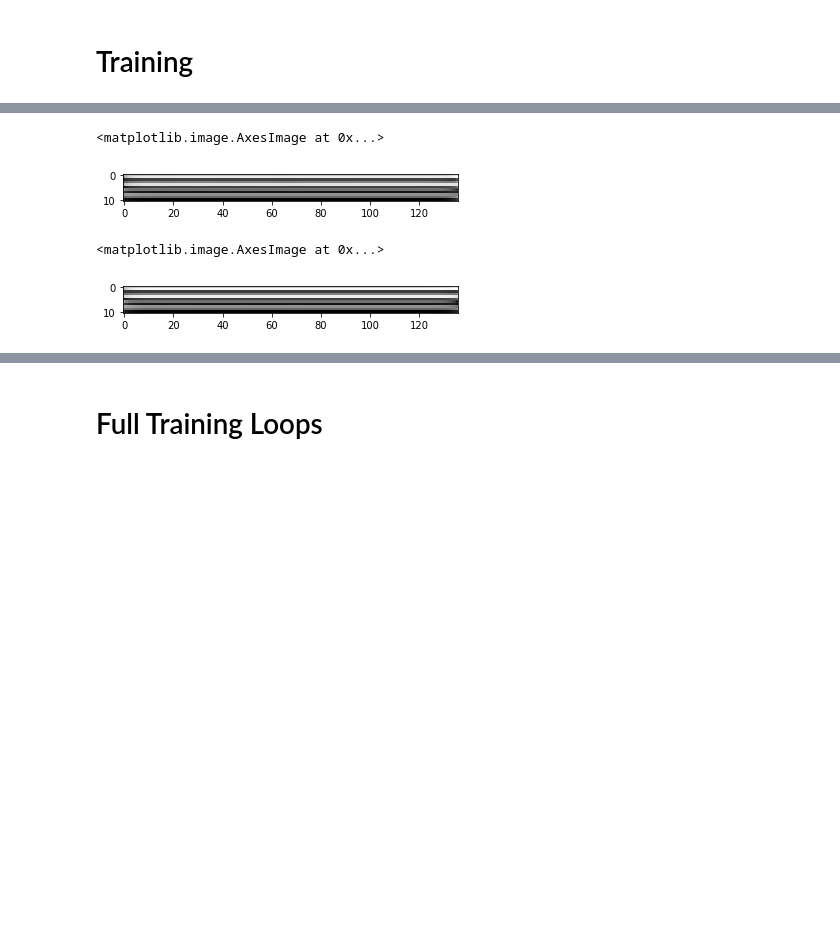
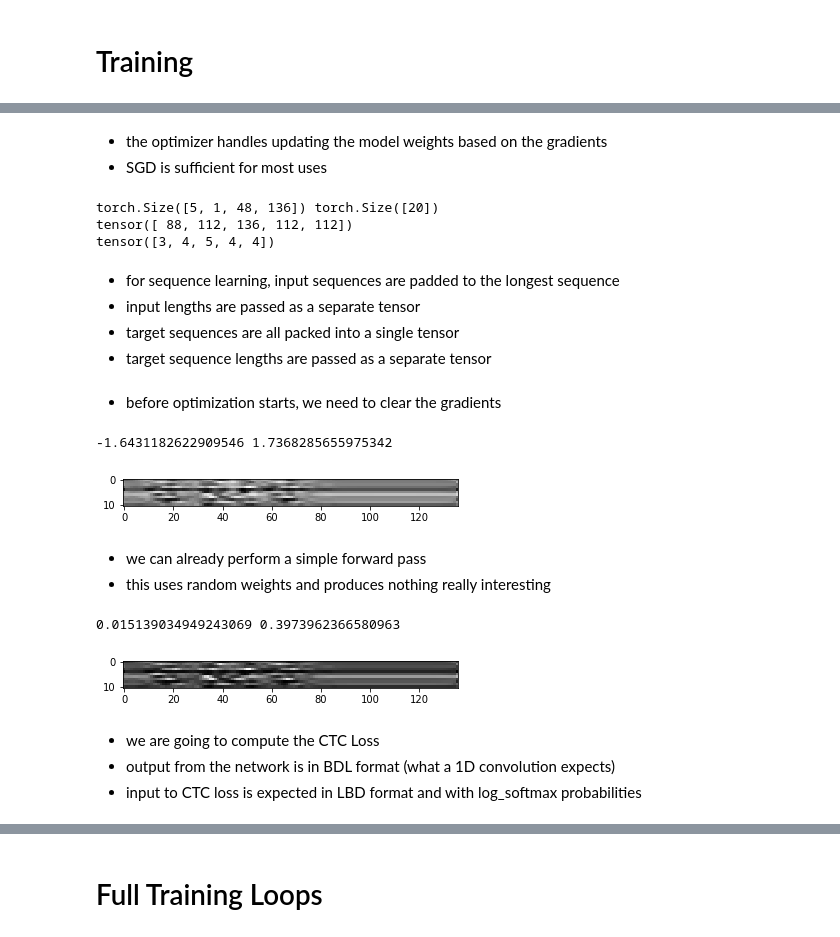
Before and after one commit to tmbdev-tutorials/icdar2019-tutorial, a Jupyter notebook: digits-intro.ipynb, the cells around one changed output, grey strips where cells are left out. Cells and saved outputs as stored; diff of their text form; code cells hidden in the pictures; blank space fills up the shorter version.

Commit message:
fixed smallish bugs, updated digits slides

```diff
--- a/digits-intro.ipynb
+++ b/digits-intro.ipynb
@@ -36,10 +42,8 @@ tar: write error
 # %%
 transforms = [
-    lambda x: (torch.tensor(x)[:48,:].float()/255.0).unsqueeze(2),
+    lambda x: (torch.tensor(x)[:48,:].float()/255.0).unsqueeze(0),
     lambda s: torch.tensor(encode_str(s)).long()
 ]
 
-training = WebDataset("data/digits-training.tar", extensions="ppm txt",
-                           decoder="l", transforms=transforms)
-testing = WebDataset("data/digits-testing.tar", extensions="ppm txt",
-                          decoder="l", transforms=transforms)
+training = WebDataset("data/digits-training.tar", extensions="ppm txt", decoder="l", transforms=transforms)
+testing = WebDataset("data/digits-testing.tar", extensions="ppm txt", decoder="l", transforms=transforms)
@@ -48,21 +70,12 @@ testing = WebDataset("data/digits-testing.tar", extensions="ppm txt",
 # %%
 def collate4ocr(samples):
     images, seqs = zip(*samples)
-    w, h, d = map(max, zip(*[x.shape for x in images]))
-    result = torch.zeros((len(images), w, h, d))
+    d, w, h = map(max, zip(*[x.shape for x in images]))
+    result = torch.zeros((len(images), d, w, h))
     for i, im in enumerate(images):
-        w, h, d = im.shape
-        result[i, :w, :h, :d] = im
-    allwidths = torch.tensor([im.shape[1] for im in images]).long()
+        d, w, h = im.shape
+        result[i, :d, :w, :h] = im
+    allwidths = torch.tensor([im.shape[2] for im in images]).long()
     allseqs = torch.cat(seqs).long()
     alllens = torch.tensor([len(s) for s in seqs]).long()
     return (result, allseqs, allwidths, alllens)
-
-training_dl = DataLoader(training, batch_size=5, collate_fn=collate4ocr)
-
-for images, seqs, images_lens, seqs_lens in training_dl:
-    print(images.shape, seqs.shape, images_lens.shape, seqs_lens.shape)
-    print(images.min(), images.max(), seqs.min(), seqs.max())
-    break
-
-imshow(images[0,:,:,0])
@@ -79,13 +109,16 @@ noutput = 11
 
 def make_model():
     return nn.Sequential(
-        layers.Input("BHWD", "BDHW", range=(0, 1), sizes=[None, 1, 48, None]),
-        flex.Conv2d(100, 3, padding=(1, 1)),  # BDWH
+        layers.Input("BDHW", range=(0, 1), sizes=[None, 1, 48, None]),
+        flex.Conv2d(100, 3, padding=1),  # BDWH
+        flex.BatchNorm2d(),
         nn.ReLU(),
         layers.Reshape(0, [1, 2], 3), # BDL
         flex.Lstm1(100, bidirectional=True), # BDL
-        flex.Conv1d(noutput, 1),
-        layers.Reorder("BDL", "BLD"))
+        flex.Conv1d(100, 3, padding=1),
+        flex.BatchNorm1d(),
+        nn.ReLU(),
+        flex.Conv1d(noutput, 1))
 
 model = make_model()
 flex.shape_inference(model, images.shape)
@@ -111,18 +178,46 @@ ctc_loss = nn.CTCLoss()
+# %% [markdown]
+- the optimizer handles updating the model weights based on the gradients
+- SGD is sufficient for most uses
 # %%
 images, targets, ilens, tlens = next(iter(training_dl))
+print(images.size(), targets.size())
+print(ilens)
+print(tlens)
+# %% [output]
+torch.Size([5, 1, 48, 136]) torch.Size([20])
+tensor([ 88, 112, 136, 112, 112])
+tensor([3, 4, 5, 4, 4])
+# %% [markdown]
+- for sequence learning, input sequences are padded to the longest sequence
+- input lengths are passed as a separate tensor
+- target sequences are all packed into a single tensor
+- target sequence lengths are passed as a separate tensor
 # %%
 optimizer.zero_grad()
+# %% [markdown]
+- before optimization starts, we need to clear the gradients
 # %%
 outputs = model.forward(images)
-imshow(outputs[0].detach().cpu().numpy().T)
+imshow(outputs[0].detach().cpu().numpy())
+print(outputs.min().item(), outputs.max().item())
 # %% [output]
-<matplotlib.image.AxesImage at 0x...>
+-1.6431182622909546 1.7368285655975342
-[figure, old version]
+[figure, new version]
+# %% [markdown]
+- we can already perform a simple forward pass
+- this uses random weights and produces nothing really interesting
 # %%
-outputs = outputs.permute(1, 0, 2).cpu() # BLD -> LBD
+outputs = model.forward(images)
+outputs = layers.reorder(outputs, "BDL", "LBD").cpu()
 l, b, d = outputs.shape
 probs = outputs.log_softmax(2)
+
 imshow(exp(probs[:,0,:].detach().cpu().numpy().T))
+print(probs.exp().min().item(), probs.exp().max().item())
 # %% [output]
-<matplotlib.image.AxesImage at 0x...>
+0.015139034949243069 0.3973962366580963
-[figure, old version]
+[figure, new version]
+# %% [markdown]
+- we are going to compute the CTC Loss
+- output from the network is in BDL format (what a 1D convolution expects)
+- input to CTC loss is expected in LBD format and with log_softmax probabilities
```
Also changed, not shown: parts of 81 cells of this notebook, 2 other files.
